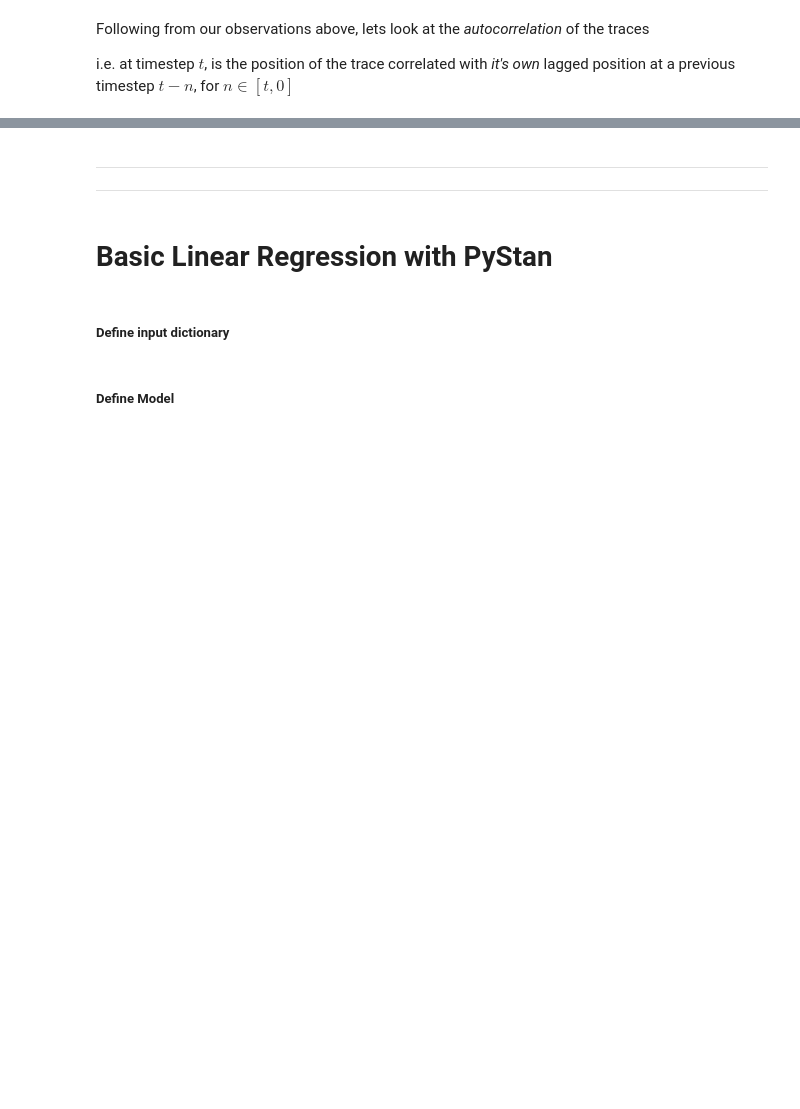
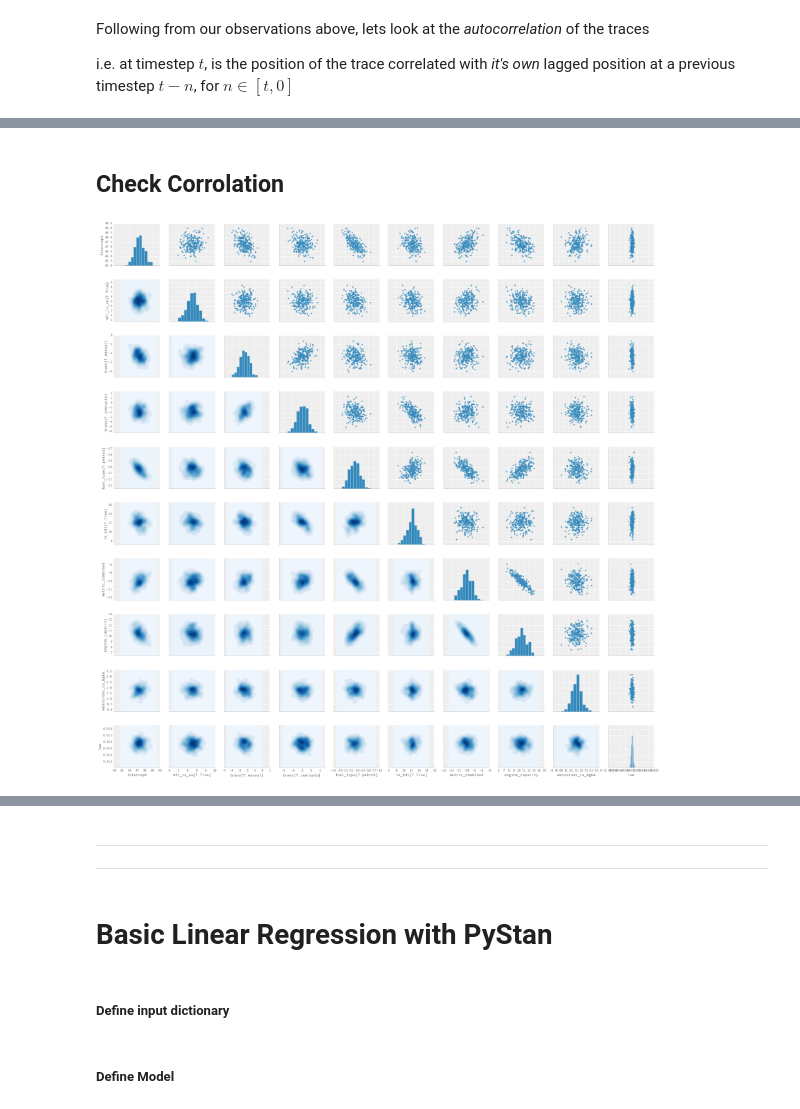
Before and after one commit to jonsedar/pymc3_vs_pystan, a Jupyter notebook: 30_BasicLinearRegression.ipynb, the cells around one changed output, grey strips where cells are left out. Drawn from its saved outputs; the diff is of its cells as text; code cells hidden in the pictures; blank space fills up the shorter version.

```diff
--- a/30_BasicLinearRegression.ipynb
+++ b/30_BasicLinearRegression.ipynb
@@ -640,0 +546,16 @@ ax = pm.autocorrplot(trc_robust[-1000:], varnames=rvs_robust)
+# %% [markdown]
+## Check Corrolation
+# %%
+dftrc = pm.trace_to_dataframe(trc_robust[-1000::4])  # sel 1 in 4: 250 points/plot
+dftrc = dftrc[pm.df_summary(trc_robust, varnames=rvs_robust).index.values]
+
+def plot_corrolation(dftrc):
+
+    g = sns.PairGrid(dftrc)
+    g = g.map_upper(sns.regplot, fit_reg=False)
+    g = g.map_lower(sns.kdeplot, shade=True, cmap="Blues")
+    g = g.map_diag(plt.hist) #sns.kdeplot, legend=False)
+# %%
+plot_corrolation(dftrc)
+# %% [output]
+[figure, added]
```
Also changed, not shown: parts of 31 cells of this notebook, 5 other files.
